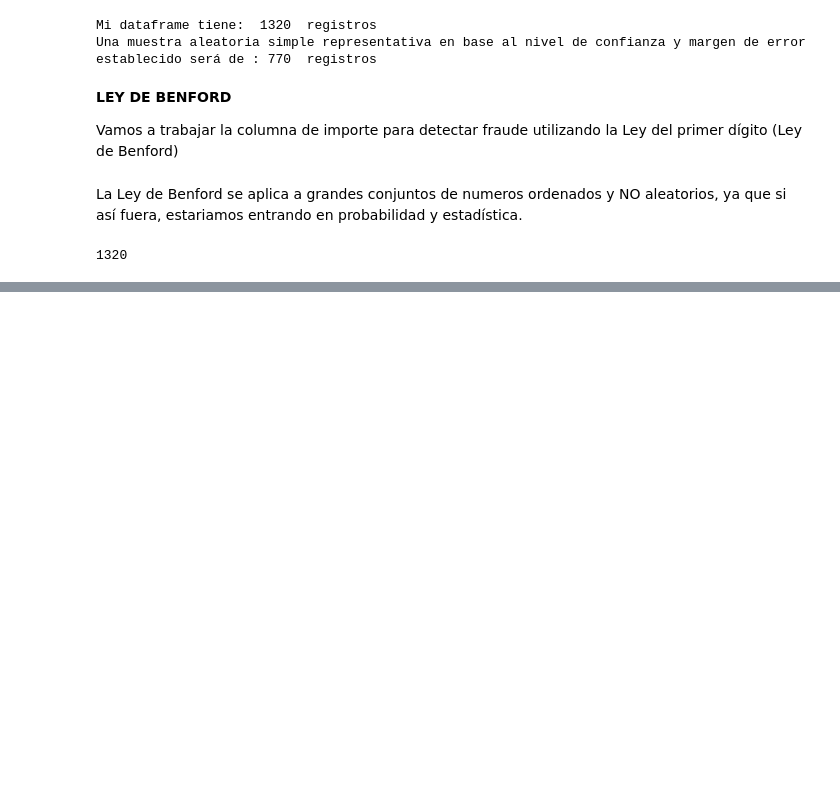
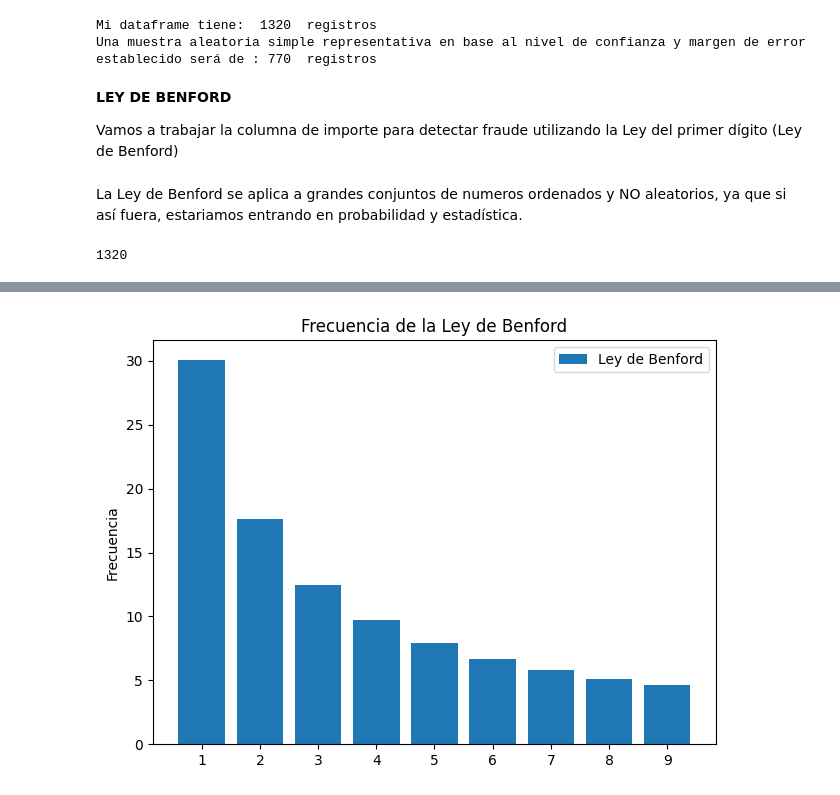
Before and after one commit to francovillagra/Ciencia-de-datos-para-Auditores, a Jupyter notebook: Modulo 2.ipynb, the cells around one changed output, grey strips where cells are left out. Drawn from its saved outputs; the diff is of its cells as text; code cells hidden in the pictures; blank space fills up the shorter version.

```diff
--- a/Modulo 2.ipynb
+++ b/Modulo 2.ipynb
@@ -924,0 +982,21 @@ len(lista_primer_dígito)
+# %%
+benford = [30.1, 17.6, 12.5, 9.7, 7.9, 6.7, 5.8, 5.1, 4.6]
+numeros=[1,2,3,4,5,6,7,8,9]
+# Obtenemos la posición de cada etiqueta en el eje de x.
+x = np.arange(len(numeros))
+# Tamaño de cada barra
+fig, ax = plt.subplots()
+# Generamos las barras para la Ley de Benford
+rects1 = ax.bar(x , benford, label='Ley de Benford')
+# Añadimos las etiquetas de identificación de valores ene el gráfico
+ax.set_ylabel('Frecuencia')
+ax.set_title('Frecuencia de la Ley de Benford')
+ax.set_xticks(x)
+# Añadimos un legen() esto permite mostrar con colores a que pertence cada valor
+ax.legend()
+fig.tight_layout()
+ax.set_xticklabels(('1', '2', '3', '4', '5', '6', '7', '8', '9'))
+# Mostamos la gráfica con el método show()
+plt.show()
+# %% [output]
+[figure, added]
```
Also changed, not shown: parts of 10 cells of this notebook.
